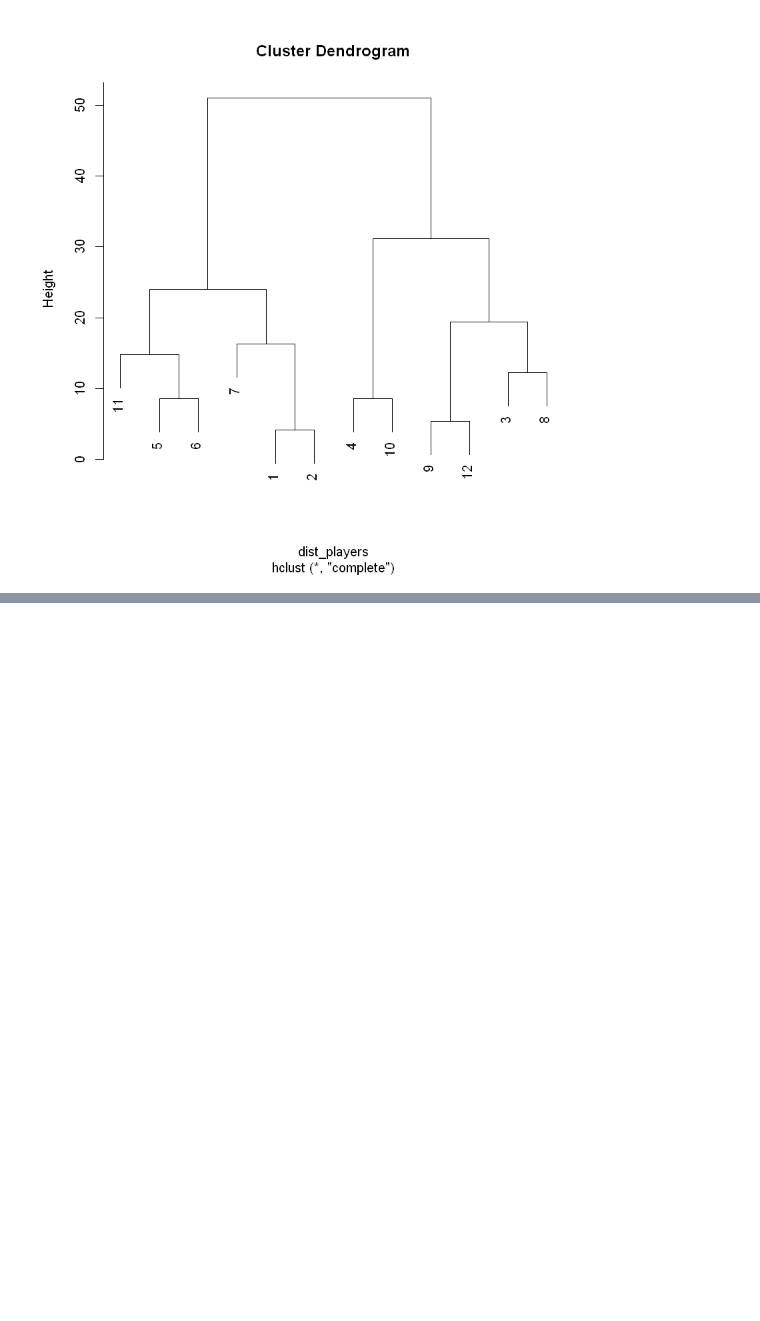
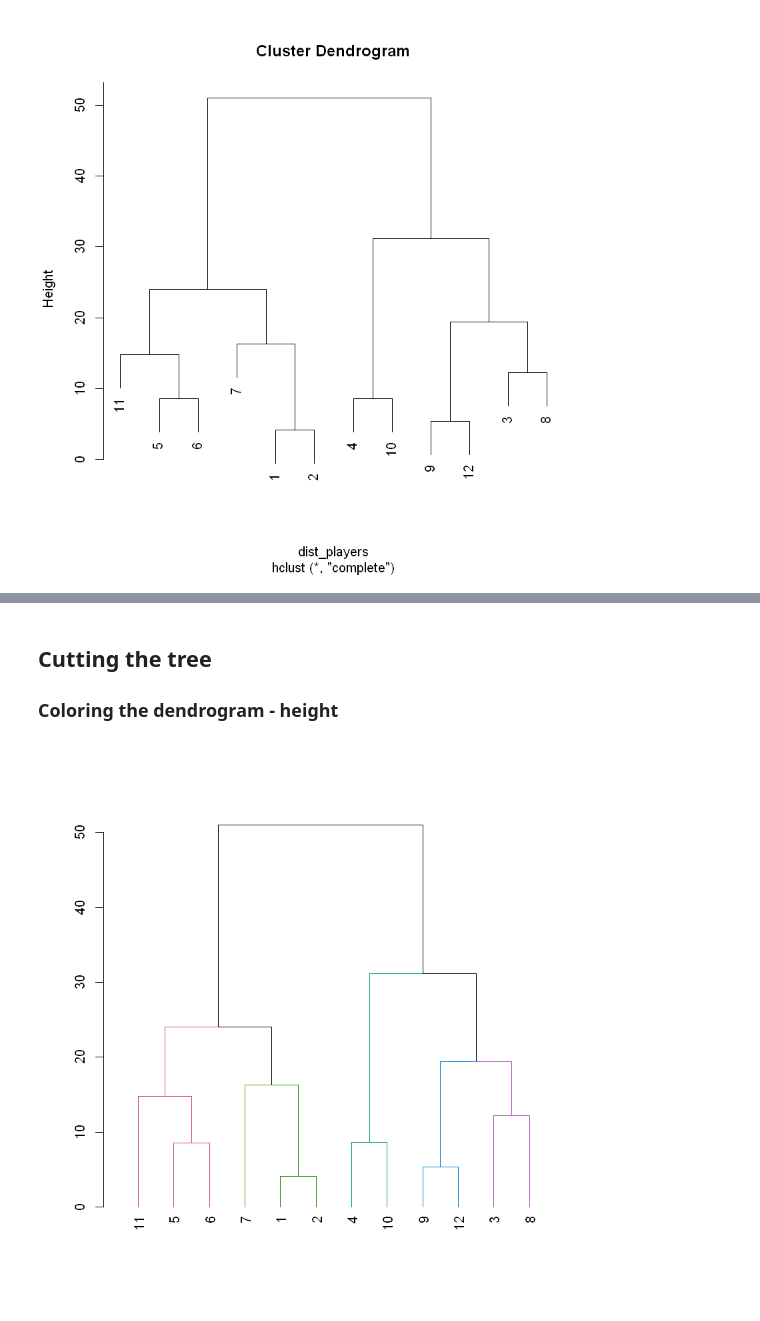
Before and after one commit to VictorOmondi1997/Cluster-Analysis-in-R, a Jupyter notebook: Cluster Analysis in R.ipynb, the cells around one changed output, grey strips where cells are left out. Cells and saved outputs as stored; diff of their text form; code cells hidden in the pictures; blank space fills up the shorter version.

```diff
--- a/Cluster Analysis in R.ipynb
+++ b/Cluster Analysis in R.ipynb
@@ -246,0 +256,11 @@ plot(hc_players)
+# %% [markdown]
+## Cutting the tree
+
+
+### Coloring the dendrogram - height
+# %%
+dend_players = as.dendrogram(hc_players)
+dend_colored = color_branches(dend_players, h=15)
+plot(dend_colored)
+# %% [output]
+[figure, added]
```
Also changed, not shown: parts of 42 cells of this notebook.
